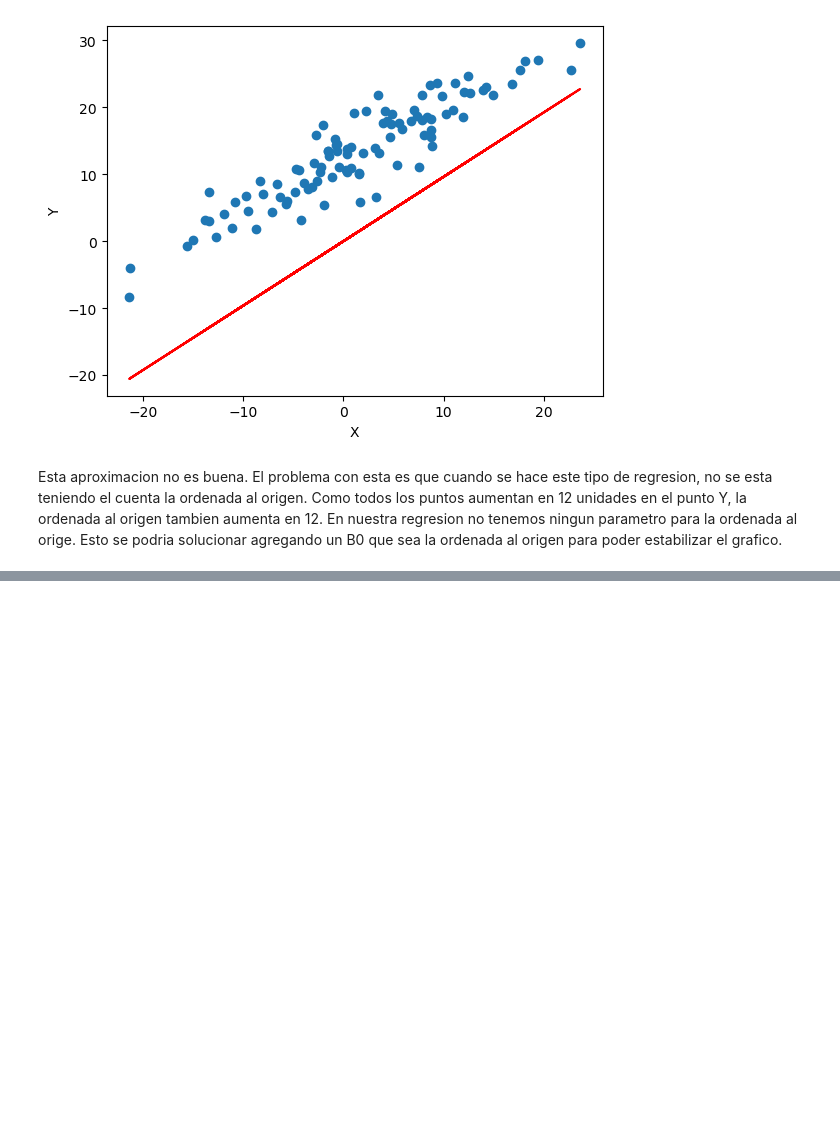
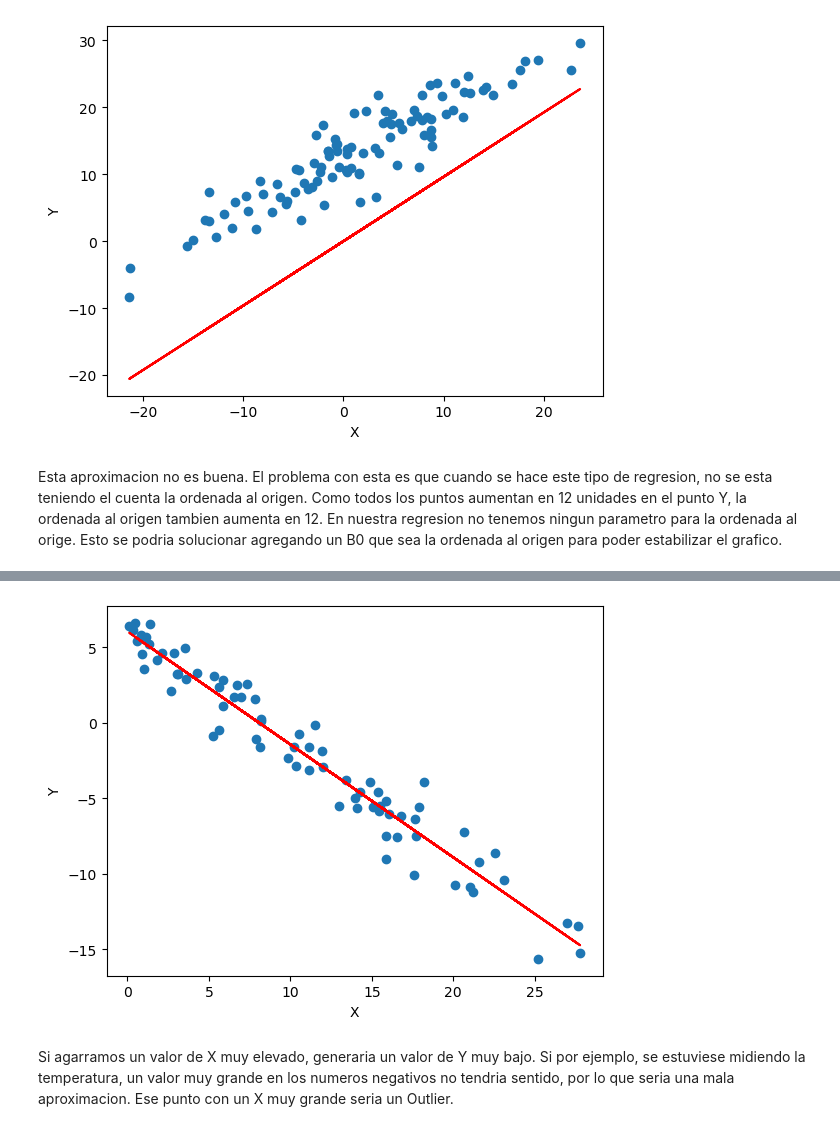
Before and after one commit to Bony2002/metodos, a Jupyter notebook: TP/ej1y2.ipynb, the cells around one changed output, grey strips where cells are left out. Cells and saved outputs as stored; diff of their text form; code cells hidden in the pictures; blank space fills up the shorter version.

```diff
--- a/TP/ej1y2.ipynb
+++ b/TP/ej1y2.ipynb
@@ -58,0 +102,10 @@ df2=pd.read_csv("ejercicio_2.csv")
+# %%
+plt.scatter(X2,Y2)
+plt.xlabel('X')
+plt.ylabel('Y')
+plt.plot(X2,Yobs,color="red")
+plt.show()
+# %% [output]
+[figure, added]
+# %% [markdown]
+Si agarramos un valor de X muy elevado, generaria un valor de Y muy bajo. Si por ejemplo, se estuviese midiendo la temperatura, un valor muy grande en los numeros negativos no tendria sentido, por lo que seria una mala aproximacion. Ese punto con un X muy grande seria un Outlier.
```
Also changed, not shown: parts of 6 cells of this notebook.
